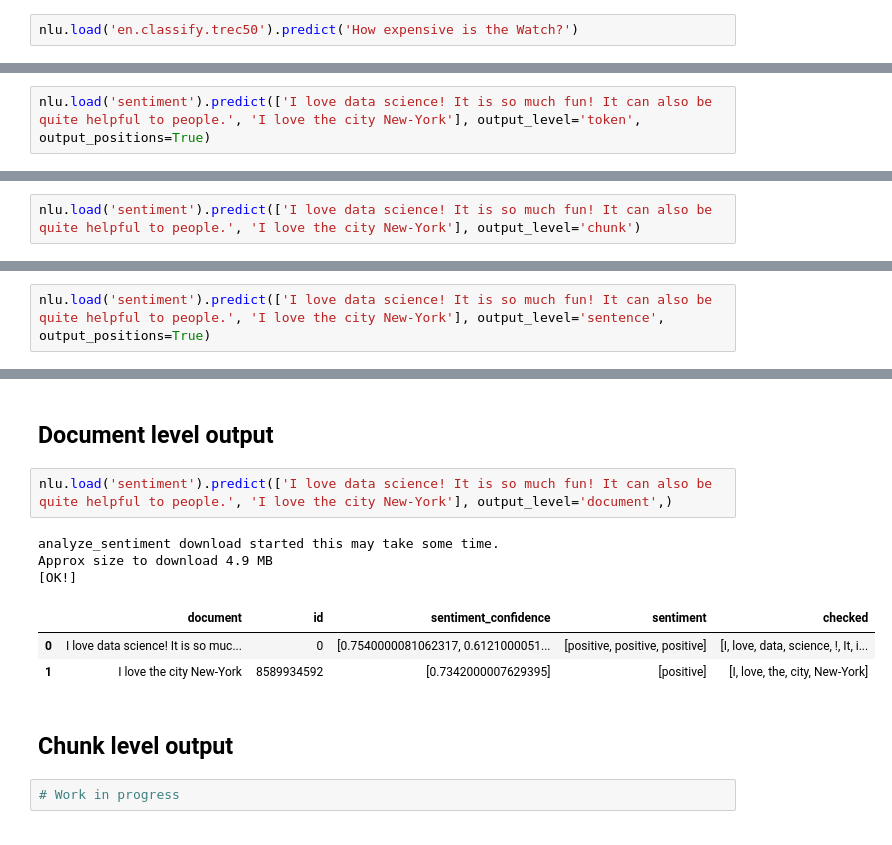
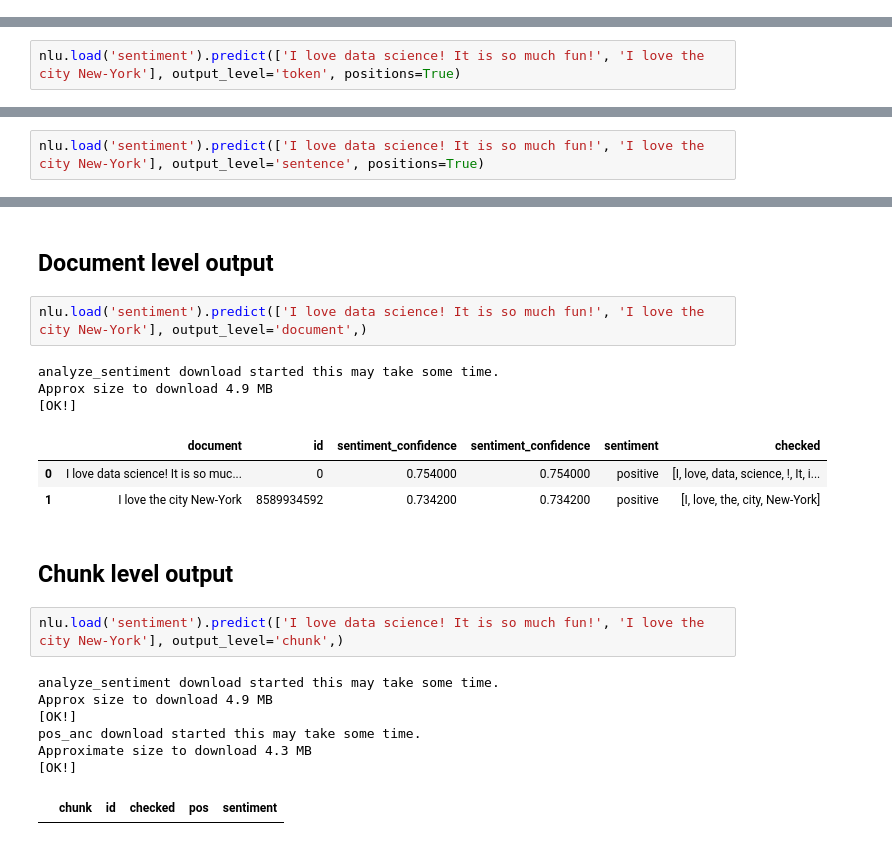
Before and after one commit to JohnSnowLabs/nlu, a Jupyter notebook: examples/collab/nlu_all_components_demo.ipynb, the cells around one changed output, grey strips where cells are left out. Drawn from its saved outputs; the diff is of its cells as text.

```diff
--- a/examples/collab/nlu_all_components_demo.ipynb
+++ b/examples/collab/nlu_all_components_demo.ipynb
@@ -615,2 +644,0 @@ Approximate size to download 923.7 MB
-# %%
-nlu.load('en.classify.trec50').predict('How expensive is the Watch?')
@@ -628,7 +647,7 @@ Approximate size to download 923.7 MB
 
 ## Token level output
 # %%
-nlu.load('sentiment').predict(['I love data science! It is so much fun! It can also be quite helpful to people.', 'I love the city New-York'], output_level='token', output_positions=True)
+nlu.load('sentiment').predict(['I love data science! It is so much fun!', 'I love the city New-York'], output_level='token', positions=True)
 # %% [output]
 analyze_sentiment download started this may take some time.
 Approx size to download 4.9 MB
@@ -653,2 +671,0 @@ Approx size to download 4.9 MB
-# %%
-nlu.load('sentiment').predict(['I love data science! It is so much fun! It can also be quite helpful to people.', 'I love the city New-York'], output_level='chunk')
@@ -657,7 +672,7 @@ AttributeError: ignored
 # %% [markdown]
 ## Sentence level output
 # %%
-nlu.load('sentiment').predict(['I love data science! It is so much fun! It can also be quite helpful to people.', 'I love the city New-York'], output_level='sentence', output_positions=True)
+nlu.load('sentiment').predict(['I love data science! It is so much fun!', 'I love the city New-York'], output_level='sentence', positions=True)
 # %% [output]
 analyze_sentiment download started this may take some time.
 Approx size to download 4.9 MB
@@ -670,15 +684,23 @@ Approx size to download 4.9 MB
 # %% [markdown]
 ## Document level output
 # %%
-nlu.load('sentiment').predict(['I love data science! It is so much fun! It can also be quite helpful to people.', 'I love the city New-York'], output_level='document',)
+nlu.load('sentiment').predict(['I love data science! It is so much fun!', 'I love the city New-York'], output_level='document',)
 # %% [output]
 analyze_sentiment download started this may take some time.
 Approx size to download 4.9 MB
 [OK!]
-|  | document | id | sentiment_confidence | sentiment | checked |
-| 0 | I love data science! It is so muc... | 0 | [0.7540000081062317, 0.6121000051... | [positive, positive, positive] | [I, love, data, science, !, It, i... |
-| 1 | I love the city New-York | 8589934592 | [0.7342000007629395] | [positive] | [I, love, the, city, New-York] |
+|  | document | id | sentiment_confidence | sentiment_confidence | sentiment | checked |
+| 0 | I love data science! It is so muc... | 0 | 0.754000 | 0.754000 | positive | [I, love, data, science, !, It, i... |
+| 1 | I love the city New-York | 8589934592 | 0.734200 | 0.734200 | positive | [I, love, the, city, New-York] |
 # %% [markdown]
 ## Chunk level output
-# %%
-# Work in progress
+# %%
+nlu.load('sentiment').predict(['I love data science! It is so much fun!', 'I love the city New-York'], output_level='chunk',)
+# %% [output]
+analyze_sentiment download started this may take some time.
+Approx size to download 4.9 MB
+[OK!]
+pos_anc download started this may take some time.
+Approximate size to download 4.3 MB
+[OK!]
+|  | chunk | id | checked | pos | sentiment |
```
Also changed, not shown: parts of 126 cells of this notebook, 8 other files.
